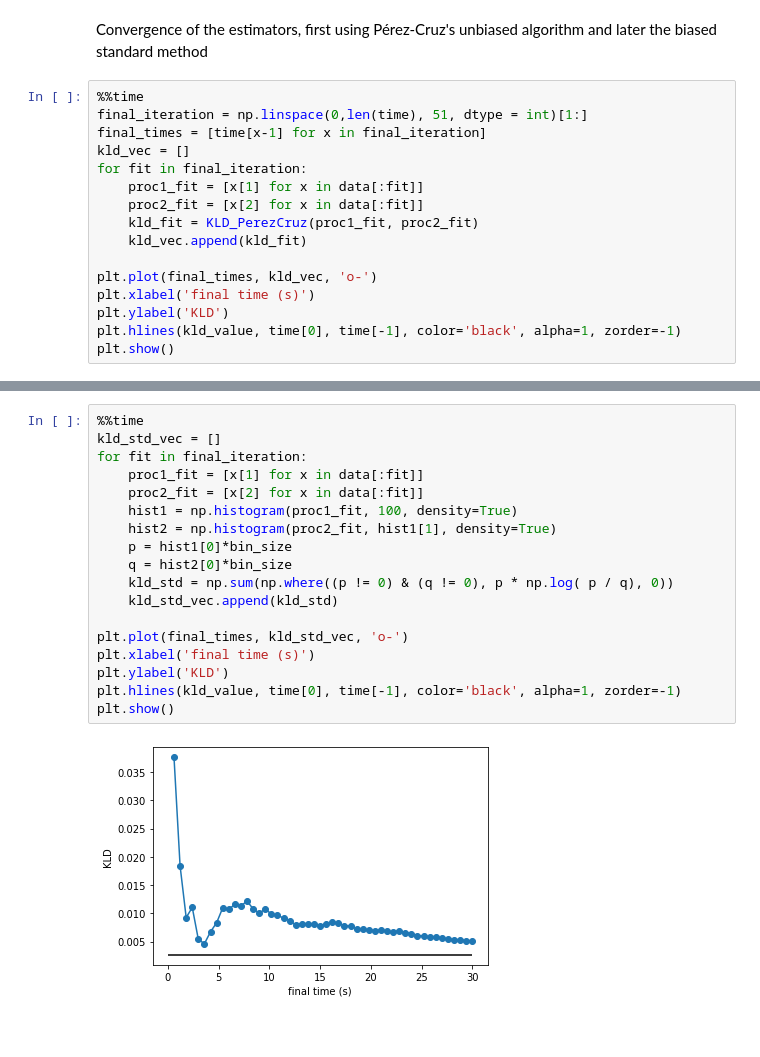
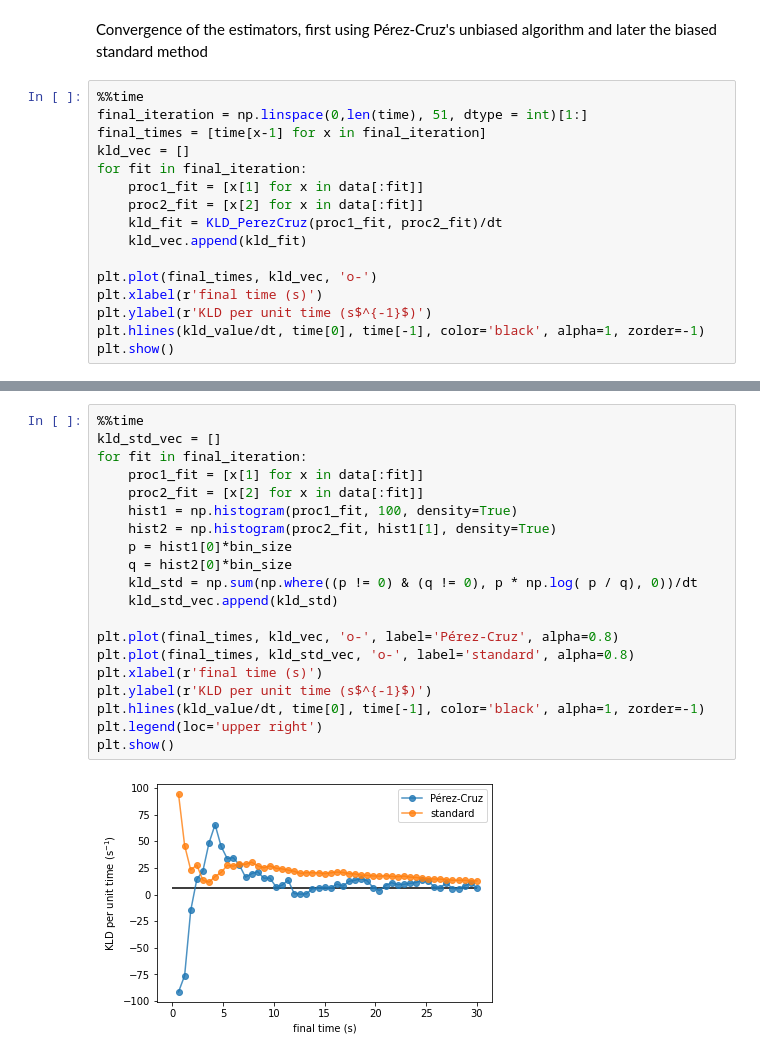
Before and after one commit to pedroharunari/KLD_estimation, a Jupyter notebook: applications/KLD_from_data.ipynb, the cells around one changed output, grey strips where cells are left out. Cells and saved outputs as stored; diff of their text form; blank space fills up the shorter version.

```diff
--- a/applications/KLD_from_data.ipynb
+++ b/applications/KLD_from_data.ipynb
@@ -128,12 +129,12 @@ kld_vec = []
 for fit in final_iteration:
     proc1_fit = [x[1] for x in data[:fit]]
     proc2_fit = [x[2] for x in data[:fit]]
-    kld_fit = KLD_PerezCruz(proc1_fit, proc2_fit)
+    kld_fit = KLD_PerezCruz(proc1_fit, proc2_fit)/dt
     kld_vec.append(kld_fit)
 
 plt.plot(final_times, kld_vec, 'o-')
-plt.xlabel('final time (s)')
-plt.ylabel('KLD')
-plt.hlines(kld_value, time[0], time[-1], color='black', alpha=1, zorder=-1)
+plt.xlabel(r'final time (s)')
+plt.ylabel(r'KLD per unit time (s$^{-1}$)')
+plt.hlines(kld_value/dt, time[0], time[-1], color='black', alpha=1, zorder=-1)
 plt.show()
 # %% [output]
@@ -142,20 +143,22 @@ Wall time: 3.19 s
 # %%
 %%time
 kld_std_vec = []
 for fit in final_iteration:
     proc1_fit = [x[1] for x in data[:fit]]
     proc2_fit = [x[2] for x in data[:fit]]
     hist1 = np.histogram(proc1_fit, 100, density=True)
     hist2 = np.histogram(proc2_fit, hist1[1], density=True)
     p = hist1[0]*bin_size
     q = hist2[0]*bin_size
-    kld_std = np.sum(np.where((p != 0) & (q != 0), p * np.log( p / q), 0))
+    kld_std = np.sum(np.where((p != 0) & (q != 0), p * np.log( p / q), 0))/dt
     kld_std_vec.append(kld_std)
 
-plt.plot(final_times, kld_std_vec, 'o-')
-plt.xlabel('final time (s)')
-plt.ylabel('KLD')
-plt.hlines(kld_value, time[0], time[-1], color='black', alpha=1, zorder=-1)
+plt.plot(final_times, kld_vec, 'o-', label='Pérez-Cruz', alpha=0.8)
+plt.plot(final_times, kld_std_vec, 'o-', label='standard', alpha=0.8)
+plt.xlabel(r'final time (s)')
+plt.ylabel(r'KLD per unit time (s$^{-1}$)')
+plt.hlines(kld_value/dt, time[0], time[-1], color='black', alpha=1, zorder=-1)
+plt.legend(loc='upper right')
 plt.show()
 # %% [output]
-[figure, old version]
+[figure, new version]
```
Also changed, not shown: parts of 5 cells of this notebook.
